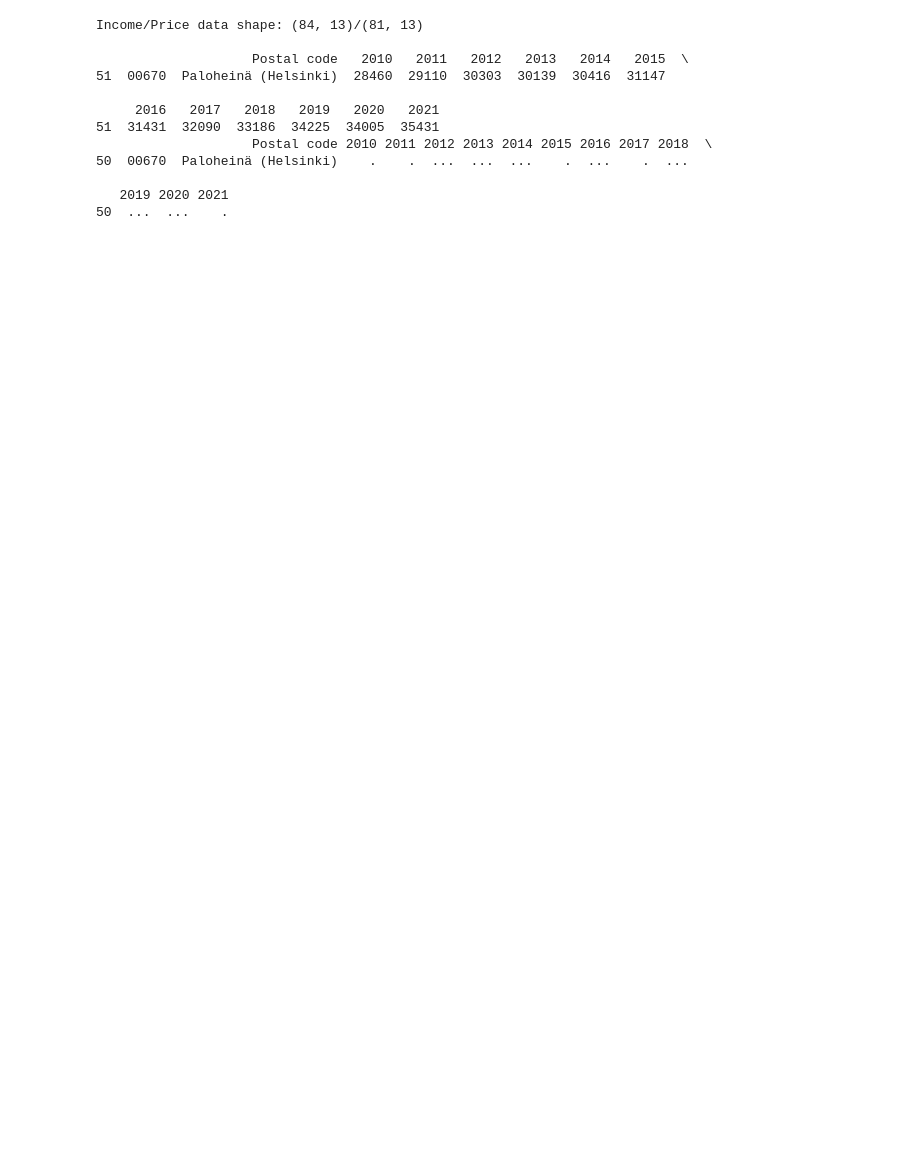
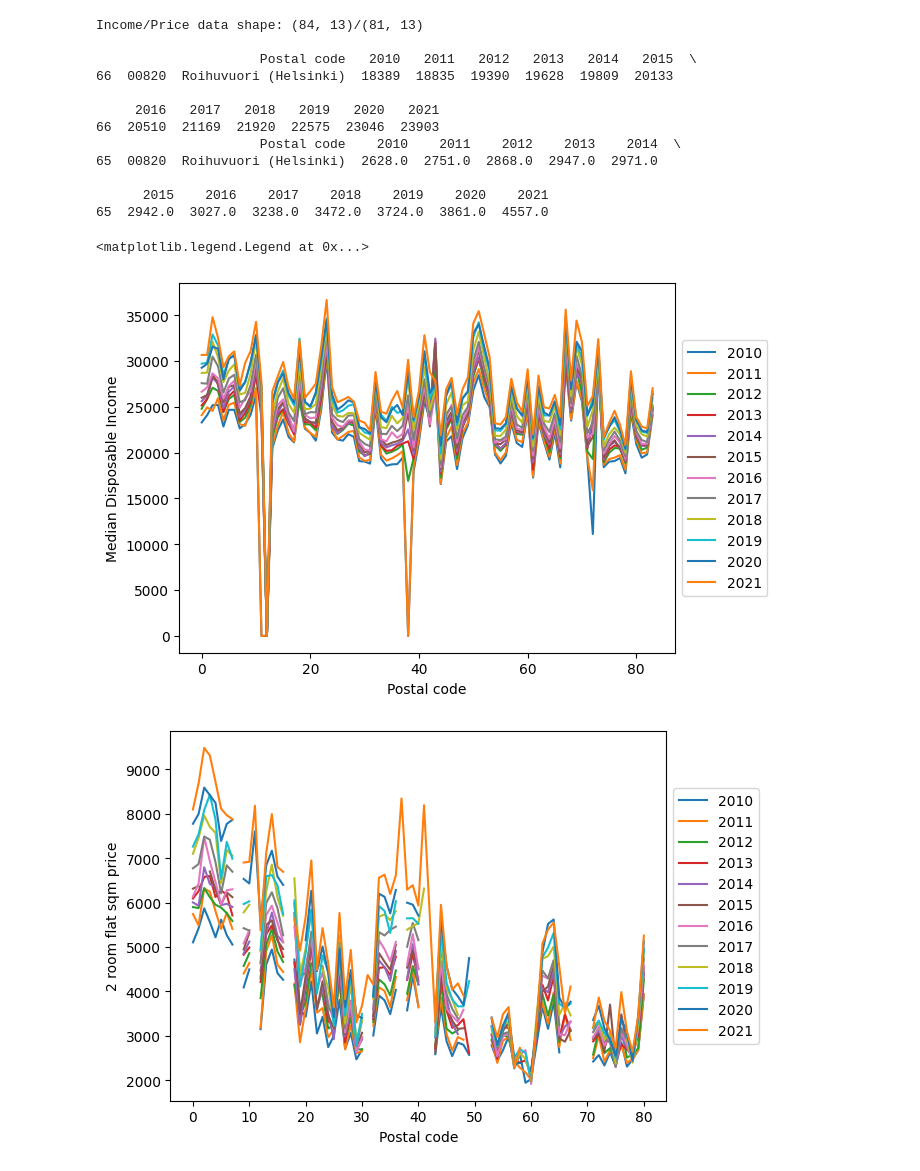
Before and after one commit to samusyrjanen/gentrification-project, a Jupyter notebook: eda2.ipynb, the cells around one changed output. Cells and saved outputs as stored; diff of their text form; code cells hidden in the pictures; blank space fills up the shorter version.

```diff
--- a/eda2.ipynb
+++ b/eda2.ipynb
@@ -1,6 +1,7 @@
 # %%
 import pandas as pd
 from random import randint
+from matplotlib import pyplot
 
 # Data sources
 #
@@ -13,7 +14,12 @@ from random import randint
 #
 
 # Read in what we've got.
-incomes = pd.read_csv('data/003_12f1_2021_20230929-100110.csv', encoding = 'latin1', skiprows = [0, 1])
-prices = pd.read_csv('data/001_13mu_2022_20230929-105546.csv', encoding = 'latin1', skiprows = [0, 1])
+incomes = pd.read_csv('data/003_12f1_2021_20230929-100110.csv',
+                      encoding = 'latin1',
+                      skiprows = [0, 1])
+prices = pd.read_csv('data/001_13mu_2022_20230929-105546.csv',
+                     encoding = 'latin1',
+                     na_values = [ '.', '..', '...' ],
+                     skiprows = [0, 1])
 # %%
 # A few peeks in to the data we just read.
@@ -42,21 +47,34 @@ incomes.rename(columns = { 'Postal code area': 'Postal code' }, inplace = True)
 # %%
 # A few more peeks into the data, which should now appear more uniform than before.
 
 print(f'Income/Price data shape: {incomes.shape}/{prices.shape}\n')
 
 code = incomes.iloc[[randint(0, min(incomes.shape[0], prices.shape[0]))]]['Postal code'].values[0]
 print(incomes.loc[incomes['Postal code'] == code])
 print(prices.loc[prices['Postal code'] == code])
+
+ax_incomes = incomes.plot()
+ax_incomes.set_xlabel('Postal code')
+ax_incomes.set_ylabel('Median Disposable Income')
+ax_incomes.legend(loc='center left', bbox_to_anchor=(1, 0.5))
+
+ax_prices = prices.plot()
+ax_prices.set_xlabel('Postal code')
+ax_prices.set_ylabel('2 room flat sqm price')
+ax_prices.legend(loc='center left', bbox_to_anchor=(1, 0.5))
 # %% [output]
 Income/Price data shape: (84, 13)/(81, 13)
 
-                    Postal code   2010   2011   2012   2013   2014   2015  \
-51  00670  Paloheinä (Helsinki)  28460  29110  30303  30139  30416  31147
+                     Postal code   2010   2011   2012   2013   2014   2015  \
+66  00820  Roihuvuori (Helsinki)  18389  18835  19390  19628  19809  20133
 
      2016   2017   2018   2019   2020   2021
-51  31431  32090  33186  34225  34005  35431
-                    Postal code 2010 2011 2012 2013 2014 2015 2016 2017 2018  \
-50  00670  Paloheinä (Helsinki)    .    .  ...  ...  ...    .  ...    .  ...
+66  20510  21169  21920  22575  23046  23903
+                     Postal code    2010    2011    2012    2013    2014  \
+65  00820  Roihuvuori (Helsinki)  2628.0  2751.0  2868.0  2947.0  2971.0
 
-   2019 2020 2021
-50  ...  ...    .
+      2015    2016    2017    2018    2019    2020    2021
+65  2942.0  3027.0  3238.0  3472.0  3724.0  3861.0  4557.0
+<matplotlib.legend.Legend at 0x...>
+[figure, added]
+[figure, added]
```
Also changed, not shown: parts of 1 cell of this notebook, 1 other file.
